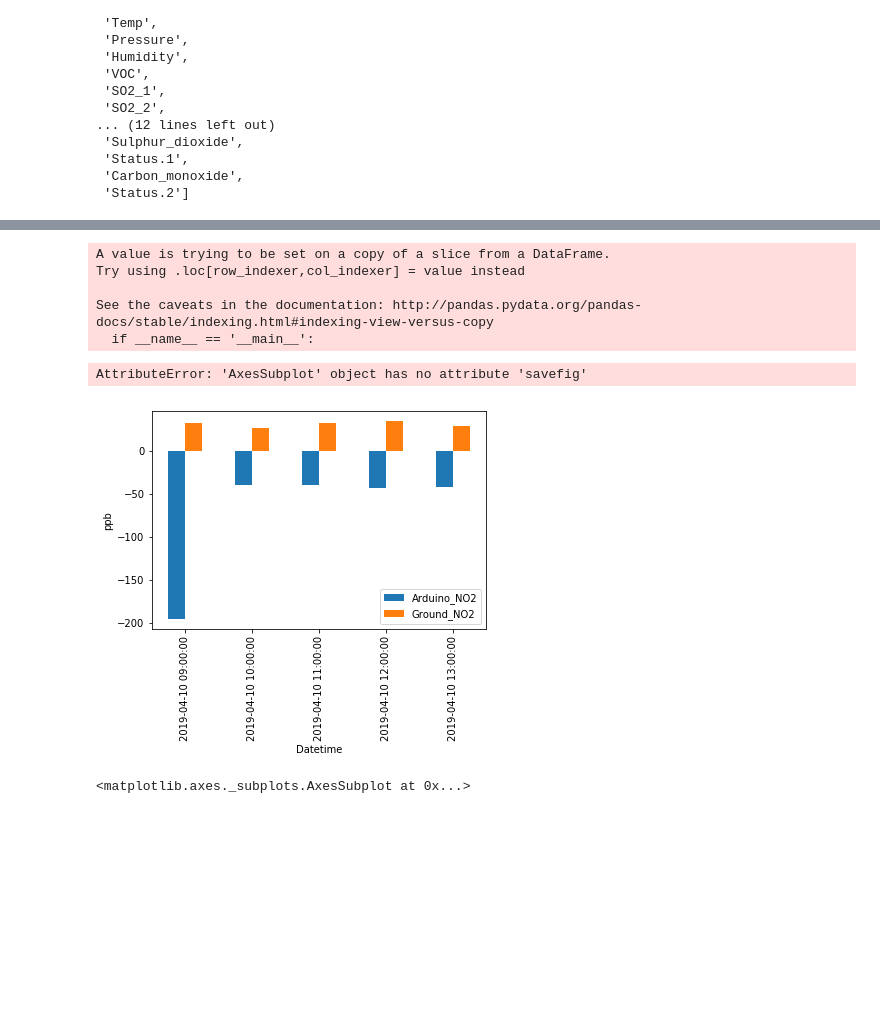
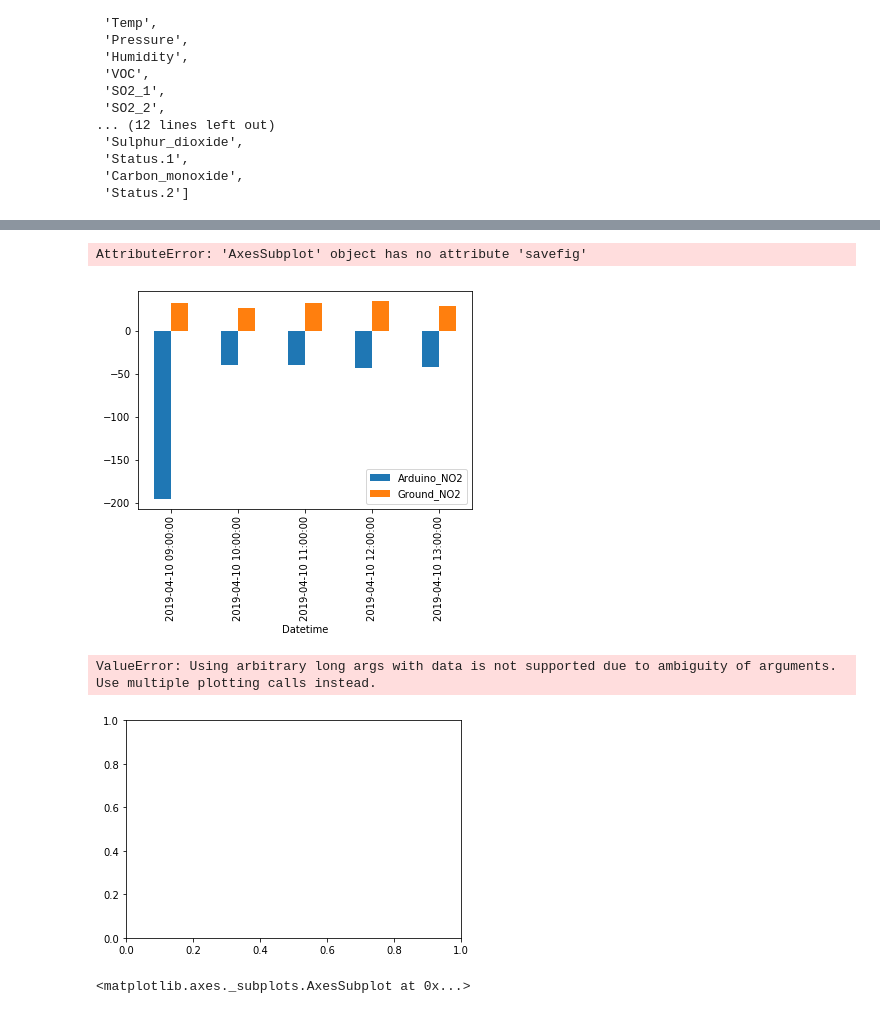
Before and after one commit to annalisasheehan/Costa_Rica, a Jupyter notebook: Processing_Arduino_data-Other_sensors.ipynb, the cells around one changed output, grey strips where cells are left out. Cells and saved outputs as stored; diff of their text form; code cells hidden in the pictures; blank space fills up the shorter version.

```diff
--- a/Processing_Arduino_data-Other_sensors.ipynb
+++ b/Processing_Arduino_data-Other_sensors.ipynb
@@ -622,22 +622,27 @@ Ground_NO2            float64
 Datetime       datetime64[ns]
 dtype: object
 # %%
-Validation_NO2['Nitrogen_dioxide'] = Validation_NO2.Nitrogen_dioxide.astype('float64')
+Validation_NO2['Ground_NO2'] = Validation_NO2.Ground_NO2.astype('float64')
-# %% [output]
-A value is trying to be set on a copy of a slice from a DataFrame.
-Try using .loc[row_indexer,col_indexer] = value instead
-
-See the caveats in the documentation: http://pandas.pydata.org/pandas-docs/stable/indexing.html#indexing-view-versus-copy
-  if __name__ == '__main__':
 # %%
 fig = Validation_NO2.plot(x="Datetime", y=['Arduino_NO2','Ground_NO2'], kind="bar")
-fig.set_ylabel("ppb")
-#fig.savefig('Validation_NO2.png')
+#fig.set_ylabel("ppb")
+fig.savefig("Validation_NO2.png")
 #matplotlib.pyplot.savefig('Validation_NO2.png')
 #pylab.savefig('Validation_NO2.png')
 # %% [output]
 AttributeError: 'AxesSubplot' object has no attribute 'savefig'
-[figure, old version]
+[figure, new version]
+# %%
+plt.figure()
+plt.plot(x="Datetime", y=['Arduino_NO2','Ground_NO2'], data = Validation_NO2, kind="bar")
+plt.set_ylabel("ppb")
+#plt.savefig("Validation_NO2.png")
+#matplotlib.pyplot.savefig('Validation_NO2.png')
+#pylab.savefig('Validation_NO2.png')
+# %% [output]
+ValueError: Using arbitrary long args with data is not supported due to ambiguity of arguments.
+Use multiple plotting calls instead.
+[figure, added]
 # %%
 fig
 # %% [output]
```
Also changed, not shown: parts of 3 cells of this notebook.
